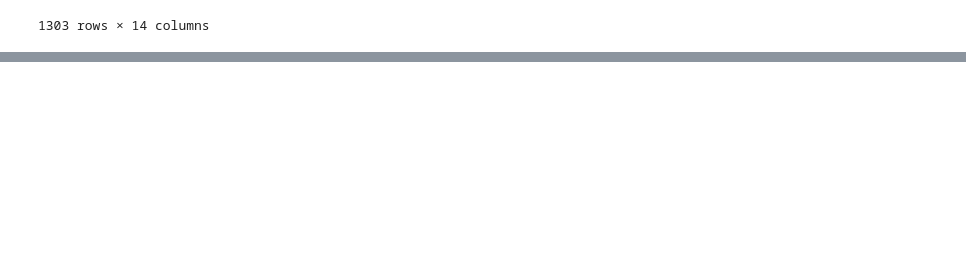
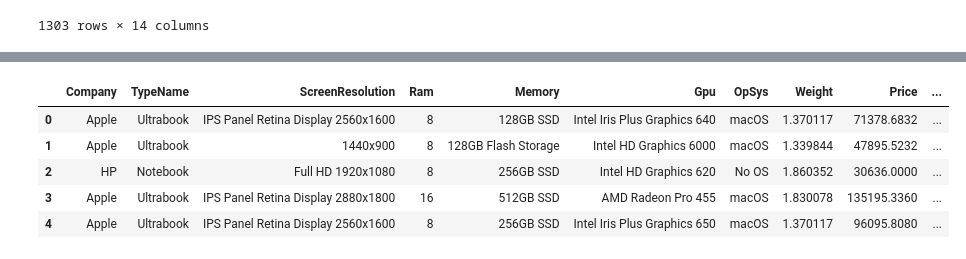
Before and after one commit to saaaaaaaaaaaaaad56/laptop_price-predictor, a Jupyter notebook: .ipynb, the cells around one changed output, grey strips where cells are left out. Drawn from its saved outputs; the diff is of its cells as text; code cells hidden in the pictures; blank space fills up the shorter version.

```diff
--- a/.ipynb
+++ b/.ipynb
@@ -239,3 +226,14 @@ df
 | 1301 | HP | Notebook | 1366x768 | Intel Core i7 6500U 2.5GHz | 6 | 1TB HDD | AMD Radeon R5 M330 | Windows 10 | 2.189453 | 40705.9200 | ... |
 | 1302 | Asus | Notebook | 1366x768 | Intel Celeron Dual Core N3050 1.6GHz | 4 | 500GB HDD | Intel HD Graphics | Windows 10 | 2.199219 | 19660.3200 | ... |
 1303 rows × 14 columns
+# %%
+def processor(text):
+    if text == 'Intel Core i7' or text == 'Intel Core i9' or text == 'Intel Core i5':
+        return text
+    else:
+        if text.split()[0] == 'Intel':
+            return 'Other Intel Processor'
+        else :
+            return 'AMD Processor'
+# %%
+df['cpu_brand'] = df['cpu name'].apply(processor)
@@ -241,0 +247,9 @@ df
+# %%
+df.head()
+# %% [output]
+|  | Company | TypeName | ScreenResolution | Ram | Memory | Gpu | OpSys | Weight | Price | ... |
+| 0 | Apple | Ultrabook | IPS Panel Retina Display 2560x1600 | 8 | 128GB SSD | Intel Iris Plus Graphics 640 | macOS | 1.370117 | 71378.6832 | ... |
+| 1 | Apple | Ultrabook | 1440x900 | 8 | 128GB Flash Storage | Intel HD Graphics 6000 | macOS | 1.339844 | 47895.5232 | ... |
+| 2 | HP | Notebook | Full HD 1920x1080 | 8 | 256GB SSD | Intel HD Graphics 620 | No OS | 1.860352 | 30636.0000 | ... |
+| 3 | Apple | Ultrabook | IPS Panel Retina Display 2880x1800 | 16 | 512GB SSD | AMD Radeon Pro 455 | macOS | 1.830078 | 135195.3360 | ... |
+| 4 | Apple | Ultrabook | IPS Panel Retina Display 2560x1600 | 8 | 256GB SSD | Intel Iris Plus Graphics 650 | macOS | 1.370117 | 96095.8080 | ... |
```
Also changed, not shown: parts of 12 cells of this notebook.
